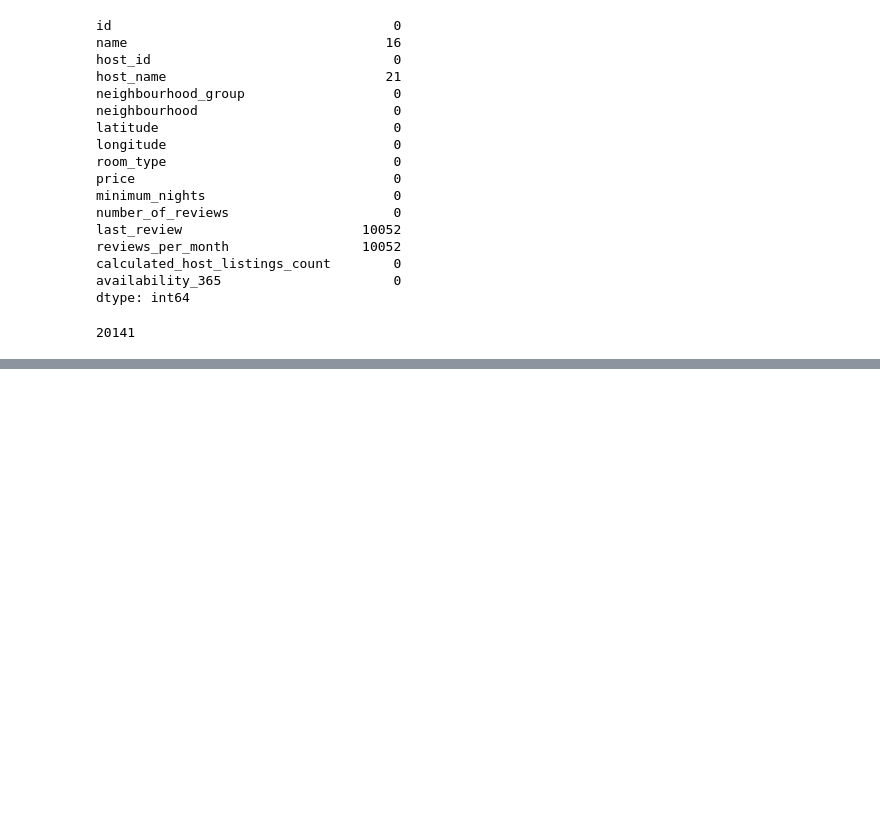
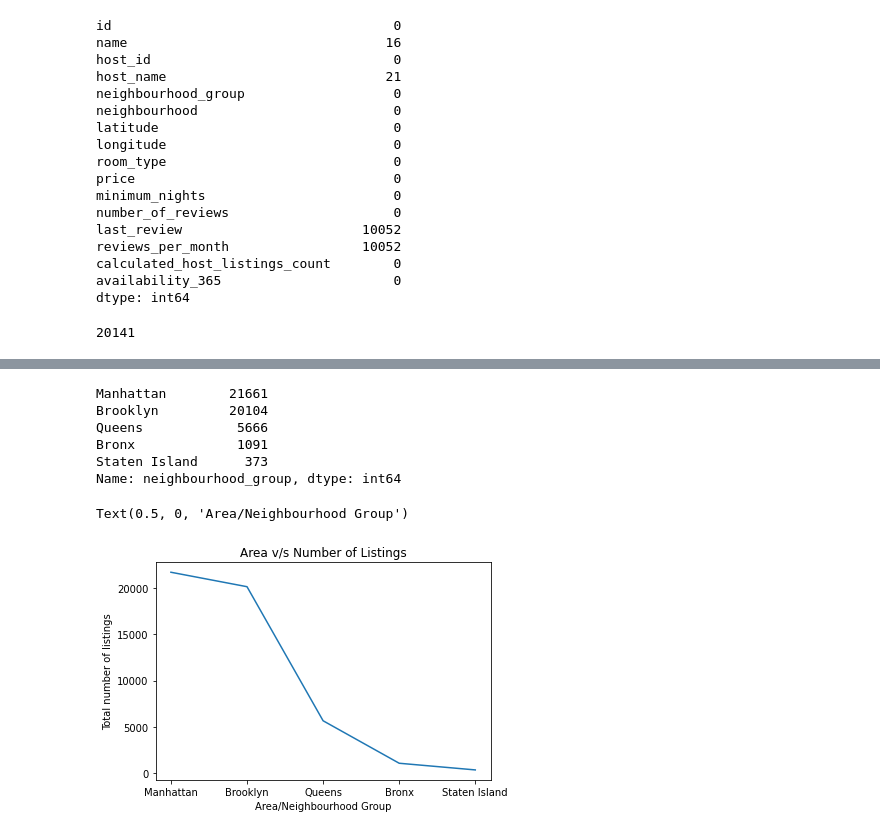
Before and after one commit to NayanaPradeep/Airbnb-Bookings-Analysis, a Jupyter notebook: Airbnb_Bookings_Analysis_Capstone_Project.ipynb, the cells around one changed output, grey strips where cells are left out. Cells and saved outputs as stored; diff of their text form; code cells hidden in the pictures; blank space fills up the shorter version.

```diff
--- a/Airbnb_Bookings_Analysis_Capstone_Project.ipynb
+++ b/Airbnb_Bookings_Analysis_Capstone_Project.ipynb
@@ -127,0 +173,20 @@ array(['Private room', 'Entire home/apt', 'Shared room'], dtype=object)
+# %%
+#Number of listings for each neighbourhood group
+neighbourhood_host_listings=airbnb_df["neighbourhood_group"].value_counts()
+neighbourhood_host_listings
+# %% [output]
+Manhattan        21661
+Brooklyn         20104
+Queens            5666
+Bronx             1091
+Staten Island      373
+Name: neighbourhood_group, dtype: int64
+# %%
+#Plot a graph for the area and number of listings for each area
+plt.plot(neighbourhood_host_listings)
+plt.title('Area v/s Number of Listings')
+plt.ylabel('Total number of listings')
+plt.xlabel('Area/Neighbourhood Group')
+# %% [output]
+Text(0.5, 0, 'Area/Neighbourhood Group')
+[figure, added]
```
Also changed, not shown: parts of 13 cells of this notebook.
